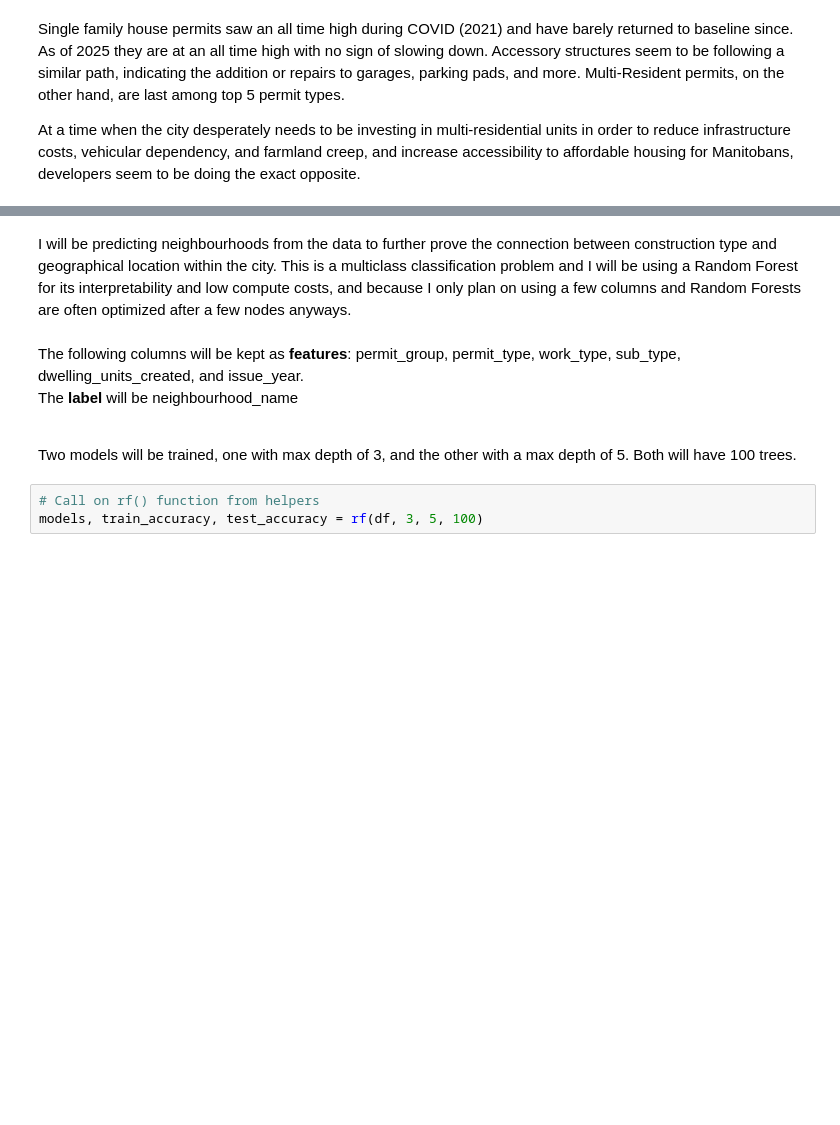
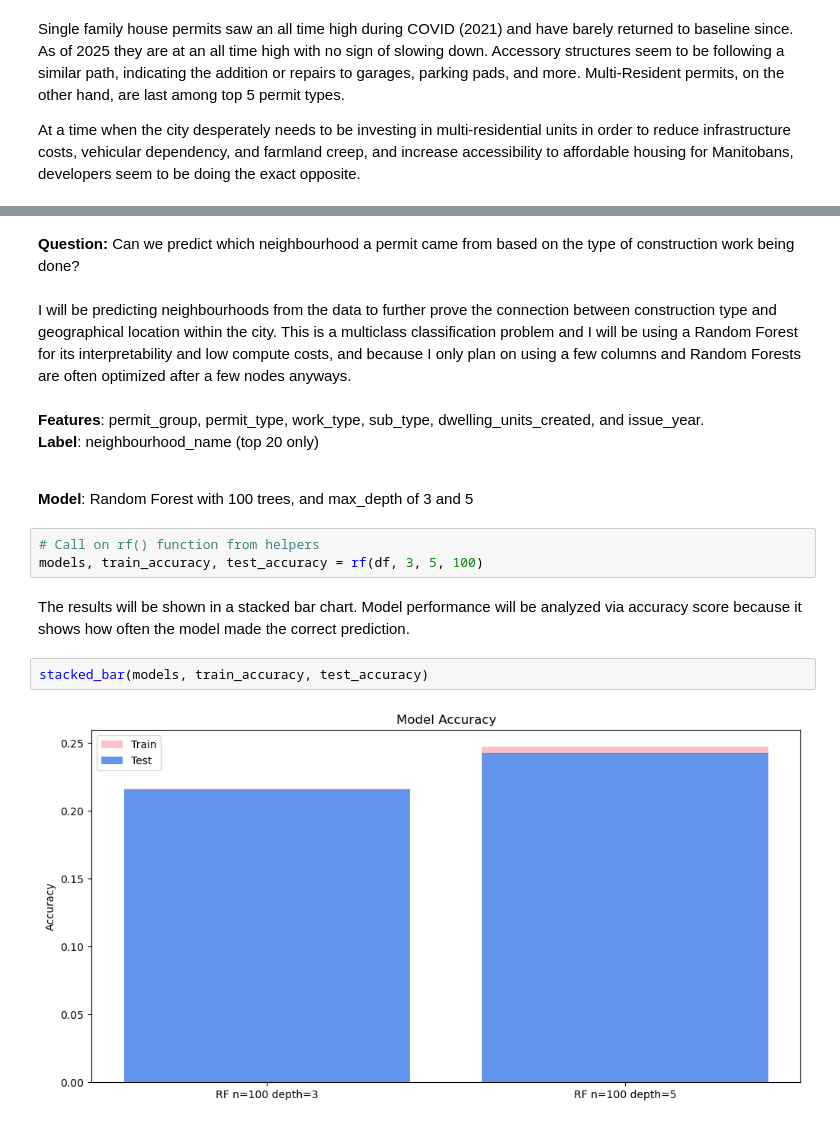
Before and after one commit to AylieNagler/City-Sprawl-Analysis.Building-Permits, a Jupyter notebook: notebooks/visual_analysis.ipynb, the cells around one changed output, grey strips where cells are left out. Drawn from its saved outputs; the diff is of its cells as text; blank space fills up the shorter version.

```diff
--- a/notebooks/visual_analysis.ipynb
+++ b/notebooks/visual_analysis.ipynb
@@ -131,10 +131,18 @@ At a time when the city desperately needs to be investing in multi-residential u
+# %% [markdown]
+**Question:** Can we predict which neighbourhood a permit came from based on the type of construction work being done?
 # %% [markdown]
 I will be predicting neighbourhoods from the data to further prove the connection between construction type and geographical location within the city. This is a multiclass classification problem and I will be using a Random Forest for its interpretability and low compute costs, and because I only plan on using a few columns and Random Forests are often optimized after a few nodes anyways.
 # %% [markdown]
-The following columns will be kept as **features**: permit_group, permit_type, work_type, sub_type, dwelling_units_created, and issue_year.<br>
-The **label** will be neighbourhood_name<br><br>
+**Features**: permit_group, permit_type, work_type, sub_type, dwelling_units_created, and issue_year.<br>
+**Label**: neighbourhood_name (top 20 only)<br><br>
 
-Two models will be trained, one with max depth of 3, and the other with a max depth of 5. Both will have 100 trees.
+**Model**: Random Forest with 100 trees, and max_depth of 3 and 5
 # %%
 # Call on rf() function from helpers
 models, train_accuracy, test_accuracy = rf(df, 3, 5, 100)
+# %% [markdown]
+The results will be shown in a stacked bar chart. Model performance will be analyzed via accuracy score because it shows how often the model made the correct prediction.
+# %%
+stacked_bar(models, train_accuracy, test_accuracy)
+# %% [output]
+[figure, added]
```
Also changed, not shown: parts of 7 cells of this notebook.
